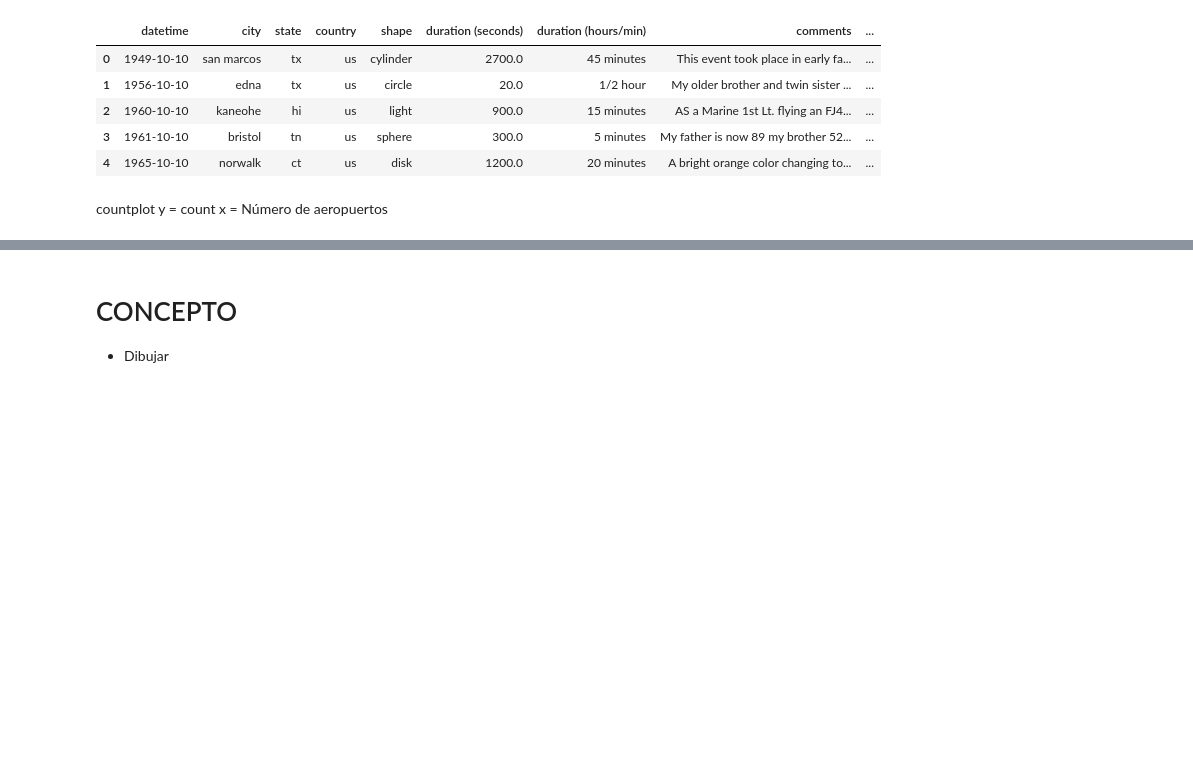
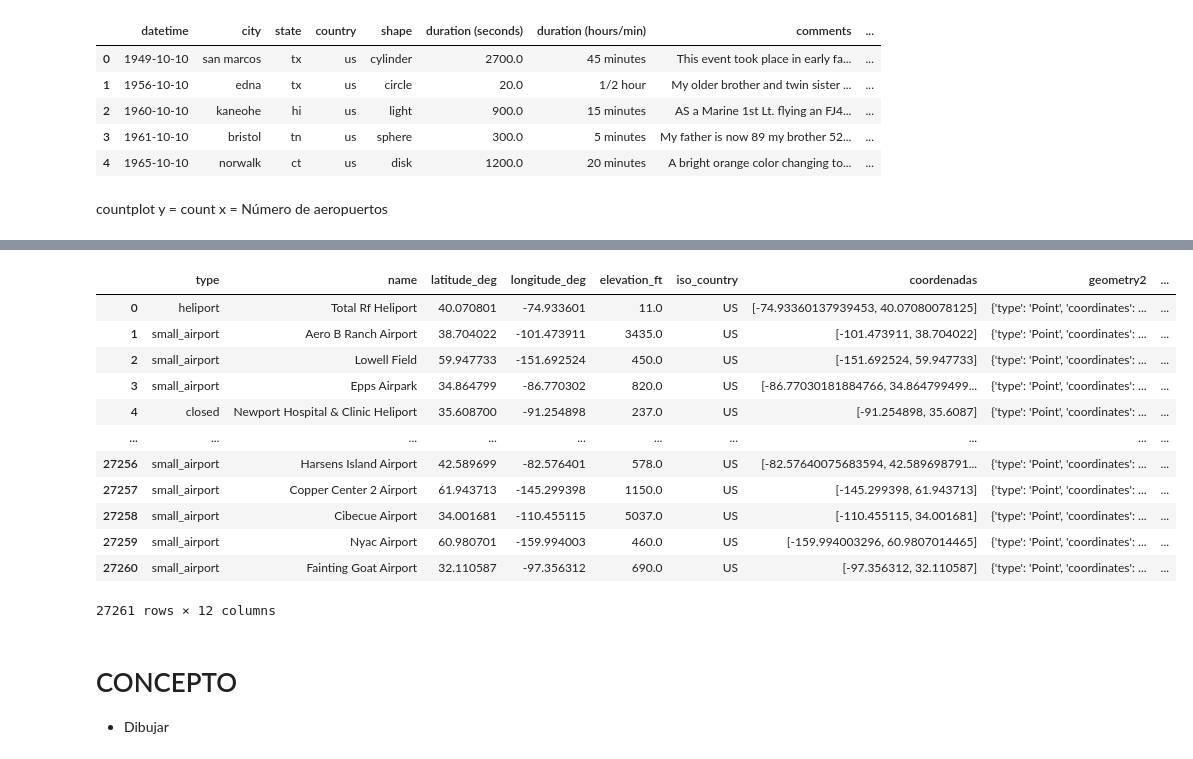
Before and after one commit to LuisSerranoCerame/Aliens, a Jupyter notebook: Full_Geoqueries.ipynb, the cells around one changed output, grey strips where cells are left out. Drawn from its saved outputs; the diff is of its cells as text; code cells hidden in the pictures; blank space fills up the shorter version.

```diff
--- a/Full_Geoqueries.ipynb
+++ b/Full_Geoqueries.ipynb
@@ -520,3 +544,19 @@ countplot y = count x = Número de aeropuertos
+# %%
+data4
+# %% [output]
+|  | type | name | latitude_deg | longitude_deg | elevation_ft | iso_country | coordenadas | geometry2 | ... |
+| 0 | heliport | Total Rf Heliport | 40.070801 | -74.933601 | 11.0 | US | [-74.93360137939453, 40.07080078125] | {'type': 'Point', 'coordinates': ... | ... |
+| 1 | small_airport | Aero B Ranch Airport | 38.704022 | -101.473911 | 3435.0 | US | [-101.473911, 38.704022] | {'type': 'Point', 'coordinates': ... | ... |
+| 2 | small_airport | Lowell Field | 59.947733 | -151.692524 | 450.0 | US | [-151.692524, 59.947733] | {'type': 'Point', 'coordinates': ... | ... |
+| 3 | small_airport | Epps Airpark | 34.864799 | -86.770302 | 820.0 | US | [-86.77030181884766, 34.864799499... | {'type': 'Point', 'coordinates': ... | ... |
+| 4 | closed | Newport Hospital & Clinic Heliport | 35.608700 | -91.254898 | 237.0 | US | [-91.254898, 35.6087] | {'type': 'Point', 'coordinates': ... | ... |
+| ... | ... | ... | ... | ... | ... | ... | ... | ... | ... |
+| 27256 | small_airport | Harsens Island Airport | 42.589699 | -82.576401 | 578.0 | US | [-82.57640075683594, 42.589698791... | {'type': 'Point', 'coordinates': ... | ... |
+| 27257 | small_airport | Copper Center 2 Airport | 61.943713 | -145.299398 | 1150.0 | US | [-145.299398, 61.943713] | {'type': 'Point', 'coordinates': ... | ... |
+| 27258 | small_airport | Cibecue Airport | 34.001681 | -110.455115 | 5037.0 | US | [-110.455115, 34.001681] | {'type': 'Point', 'coordinates': ... | ... |
+| 27259 | small_airport | Nyac Airport | 60.980701 | -159.994003 | 460.0 | US | [-159.994003296, 60.9807014465] | {'type': 'Point', 'coordinates': ... | ... |
+| 27260 | small_airport | Fainting Goat Airport | 32.110587 | -97.356312 | 690.0 | US | [-97.356312, 32.110587] | {'type': 'Point', 'coordinates': ... | ... |
+27261 rows × 12 columns
 # %%
 import geopy.distance
 
```
Also changed, not shown: parts of 5 cells of this notebook, 4 other files.
